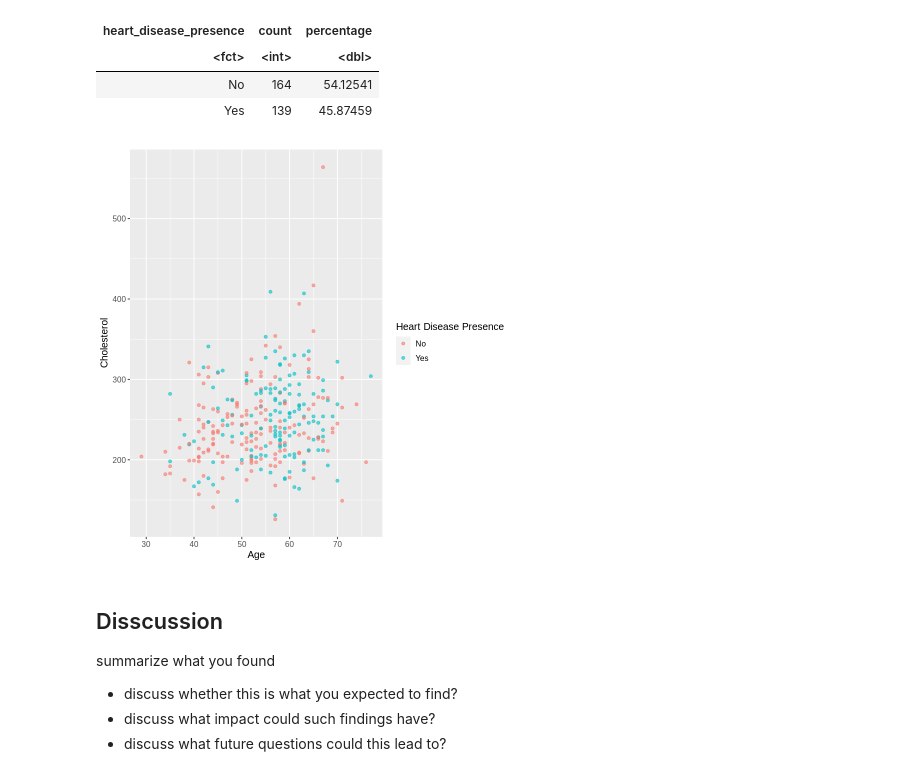
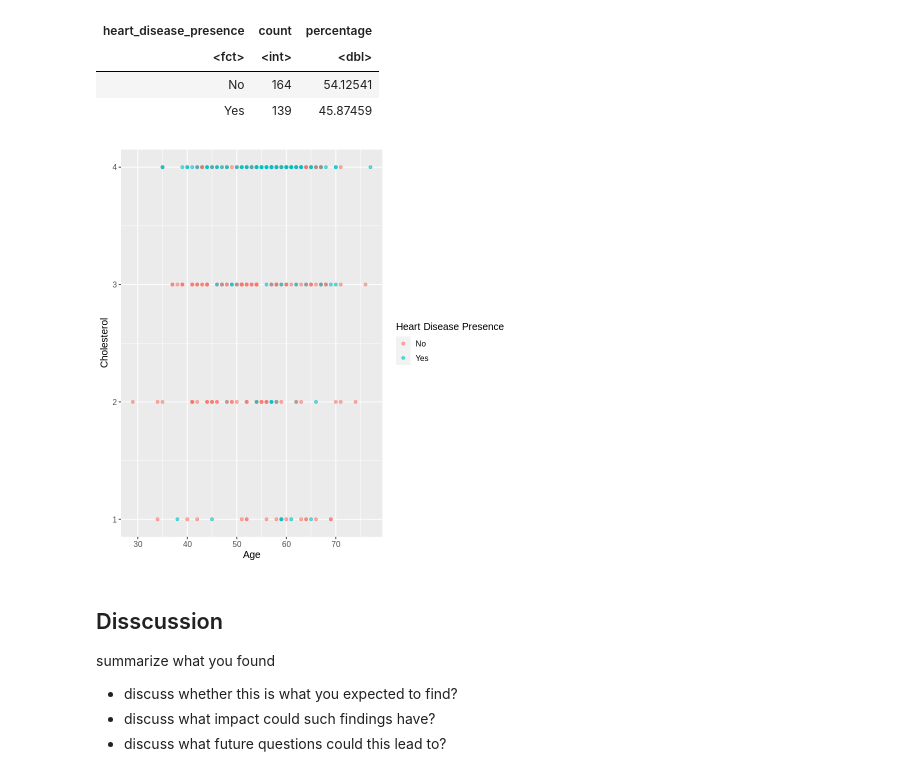
Before and after one commit to acorni02/dsci-100-2022w1-group-4, a Jupyter notebook: group_project_report.ipynb, the cells around one changed output. Drawn from its saved outputs; the diff is of its cells as text; code cells hidden in the pictures.

```diff
--- a/group_project_report.ipynb
+++ b/group_project_report.ipynb
@@ -131,16 +130,16 @@ A tibble: 2 × 3
 # %%
 #visualization of the 2 predictors and where each category
 # of classified data falls into
 age_chol <- heart_disease |>
-    ggplot(aes(x = age, y = chol, color = num_edited)) +
+    ggplot(aes(x = age, y = , color = num_edited)) +
     geom_point(alpha = 0.6) +
     labs(x = "Age",
          y = "Cholesterol",
          color = "Heart Disease Presence") +
     theme(text = element_text(size =12))
 age_chol
 # %% [output]
-[figure, old version]
+[figure, new version]
 # %% [markdown]
 Disscussion
 -
```
Also changed, not shown: parts of 2 cells of this notebook.
